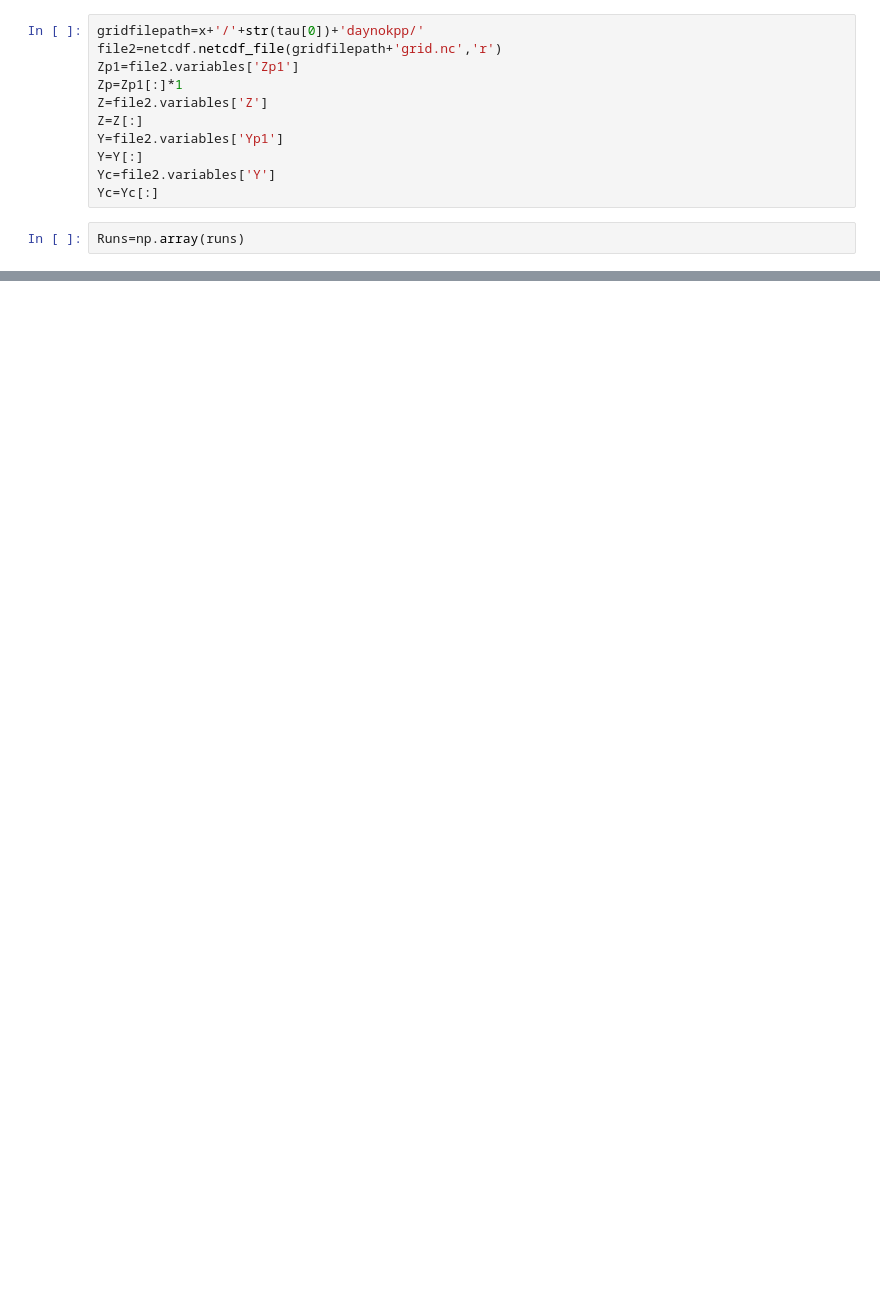
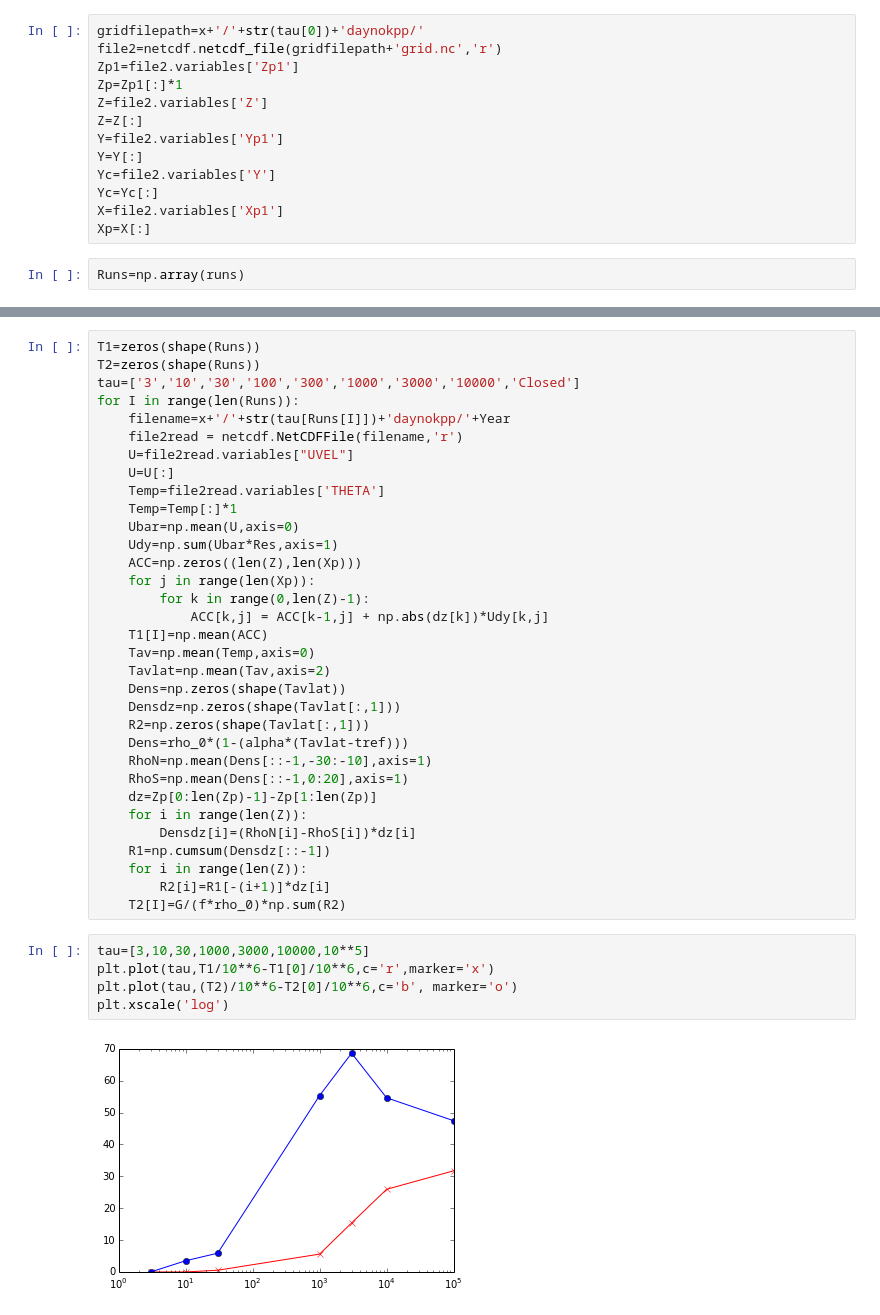
Before and after one commit to hlburns/Notebooks, a Jupyter notebook: Plotters/ACCpanel.ipynb, the cells around one changed output, grey strips where cells are left out. Saved outputs shown, nothing was run; the diff lists cells and outputs as text; blank space fills up the shorter version.

```diff
--- a/Plotters/ACCpanel.ipynb
+++ b/Plotters/ACCpanel.ipynb
@@ -51,6 +56,8 @@ Y=file2.variables['Yp1']
 Y=Y[:]
 Yc=file2.variables['Y']
 Yc=Yc[:]
+X=file2.variables['Xp1']
+Xp=X[:]
 # %%
 Runs=np.array(runs)
 # %%
@@ -101,0 +158,40 @@ plt.savefig(q+"/Upanel.pdf",bbox_extra_artists=(cbar))
+# %%
+T1=zeros(shape(Runs))
+T2=zeros(shape(Runs))
+tau=['3','10','30','100','300','1000','3000','10000','Closed']
+for I in range(len(Runs)):
+    filename=x+'/'+str(tau[Runs[I]])+'daynokpp/'+Year
+    file2read = netcdf.NetCDFFile(filename,'r')
+    U=file2read.variables["UVEL"]
+    U=U[:]
+    Temp=file2read.variables['THETA']
+    Temp=Temp[:]*1
+    Ubar=np.mean(U,axis=0)
+    Udy=np.sum(Ubar*Res,axis=1)
+    ACC=np.zeros((len(Z),len(Xp)))
+    for j in range(len(Xp)):
+        for k in range(0,len(Z)-1):
+            ACC[k,j] = ACC[k-1,j] + np.abs(dz[k])*Udy[k,j]
+    T1[I]=np.mean(ACC)
+    Tav=np.mean(Temp,axis=0)
+    Tavlat=np.mean(Tav,axis=2)
+    Dens=np.zeros(shape(Tavlat))
+    Densdz=np.zeros(shape(Tavlat[:,1]))
+    R2=np.zeros(shape(Tavlat[:,1]))
+    Dens=rho_0*(1-(alpha*(Tavlat-tref)))
+    RhoN=np.mean(Dens[::-1,-30:-10],axis=1)
+    RhoS=np.mean(Dens[::-1,0:20],axis=1)
+    dz=Zp[0:len(Zp)-1]-Zp[1:len(Zp)]
+    for i in range(len(Z)):
+        Densdz[i]=(RhoN[i]-RhoS[i])*dz[i]
+    R1=np.cumsum(Densdz[::-1])
+    for i in range(len(Z)):
+        R2[i]=R1[-(i+1)]*dz[i]
+    T2[I]=G/(f*rho_0)*np.sum(R2)
+# %%
+tau=[3,10,30,1000,3000,10000,10**5]
+plt.plot(tau,T1/10**6-T1[0]/10**6,c='r',marker='x')
+plt.plot(tau,(T2)/10**6-T2[0]/10**6,c='b', marker='o')
+plt.xscale('log')
+# %% [output]
+[figure, added]
```
Also changed, not shown: parts of 19 cells of this notebook, 9 other files.
